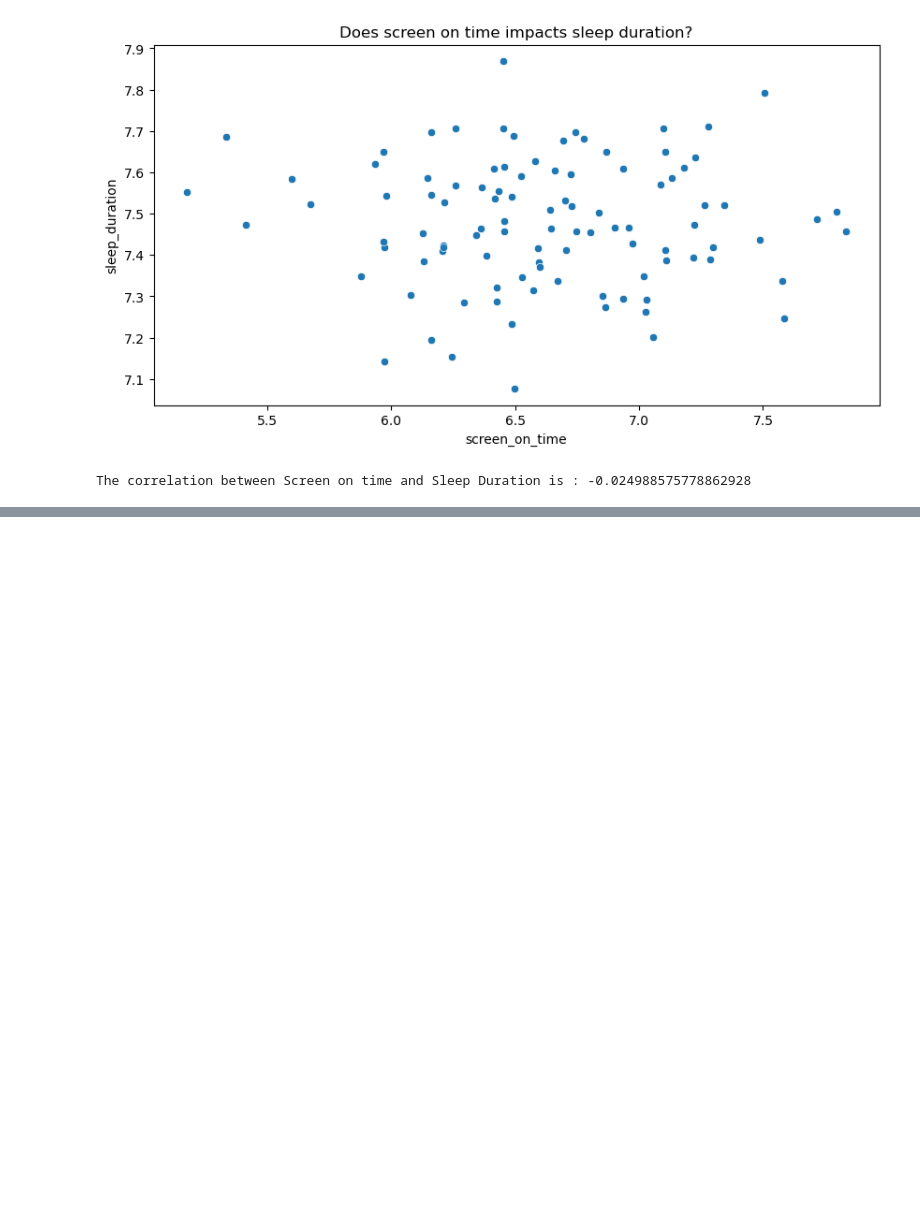
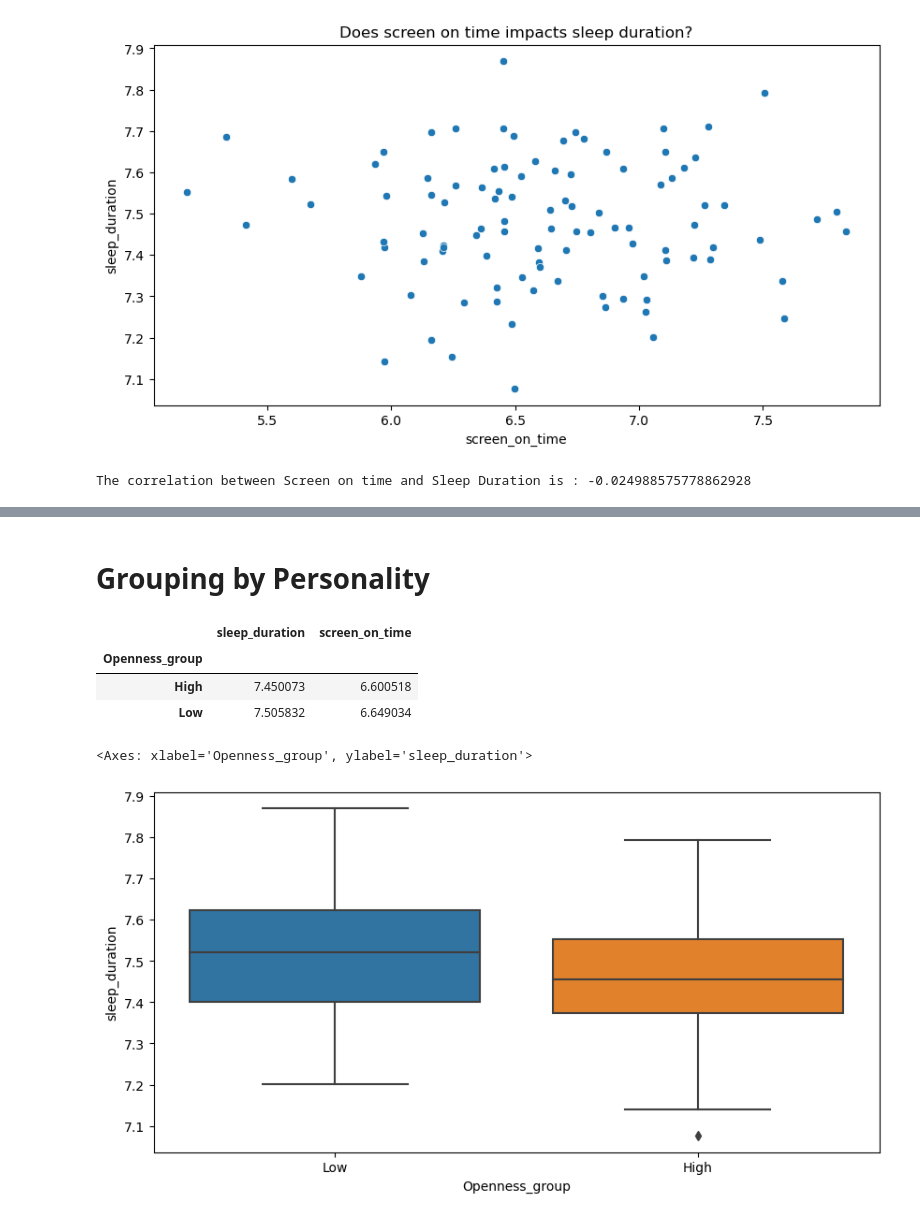
Before and after one commit to Harshan-Kurapati/StressDetection, a Jupyter notebook: Untitled.ipynb, the cells around one changed output, grey strips where cells are left out. Cells and saved outputs as stored; diff of their text form; code cells hidden in the pictures; blank space fills up the shorter version.

```diff
--- a/Untitled.ipynb
+++ b/Untitled.ipynb
@@ -151,0 +152,21 @@ The correlation score between 'PSS_score' and 'PSQI_score': 0.027220679203736935
+# %% [markdown]
+# Grouping by Personality
+# %%
+for trait in ["Openness", "Conscientiousness", "Extraversion", "Agreeableness", "Neuroticism"]:
+    median_value = averaged_df[trait].median()
+    averaged_df[f'{trait}_group'] = averaged_df[trait].apply(lambda x: 'High' if x > median_value else 'Low')
+# %%
+openness_group_analysis = averaged_df.groupby("Openness_group")["sleep_duration", "screen_on_time"].mean()
+
+openness_group_analysis
+# %% [output]
+|  | sleep_duration | screen_on_time |
+| Openness_group |  |  |
+| High | 7.450073 | 6.600518 |
+| Low | 7.505832 | 6.649034 |
+# %%
+plt.figure(figsize = (10,5))
+sns.boxplot(x = "Openness_group", y = "sleep_duration", data = averaged_df)
+# %% [output]
+<Axes: xlabel='Openness_group', ylabel='sleep_duration'>
+[figure, added]
```
Also changed, not shown: parts of 7 cells of this notebook.
